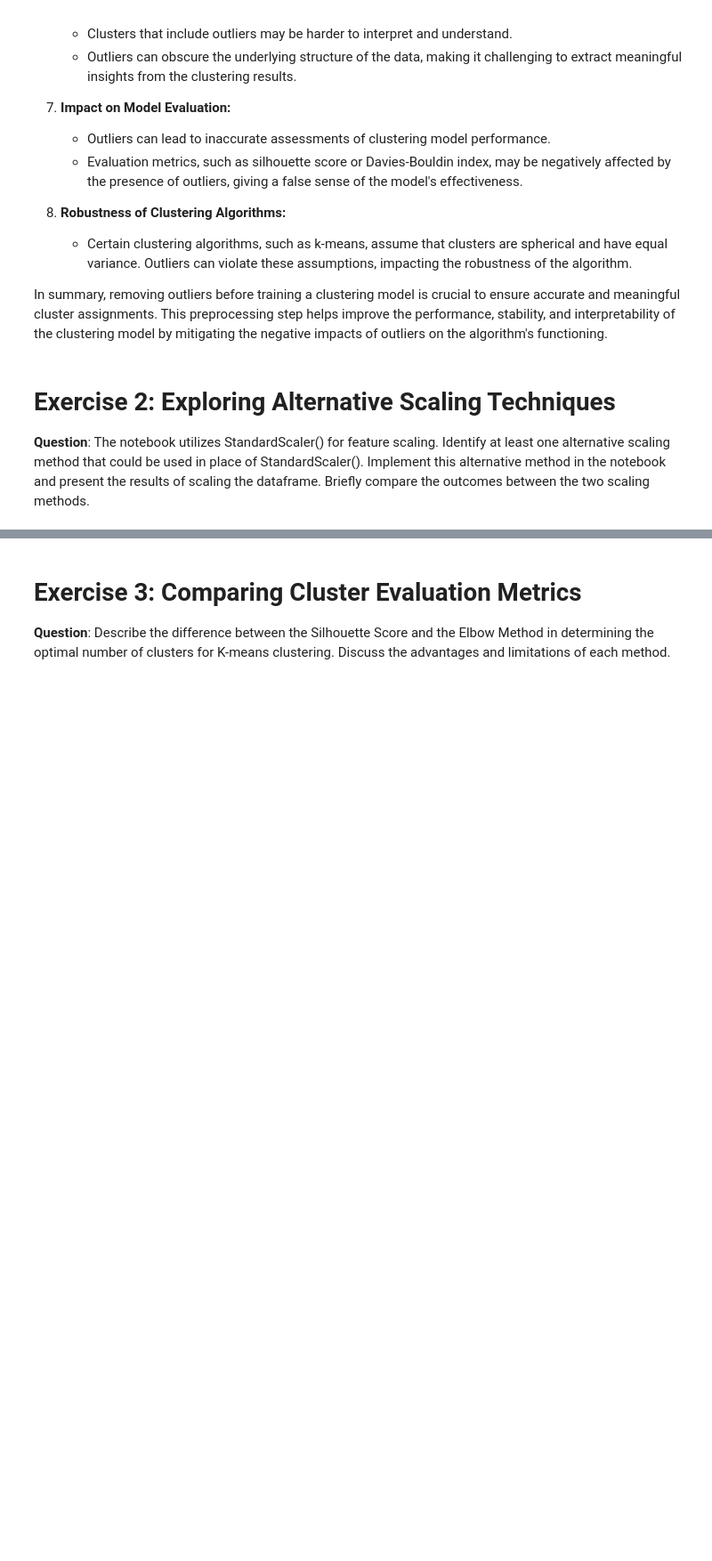
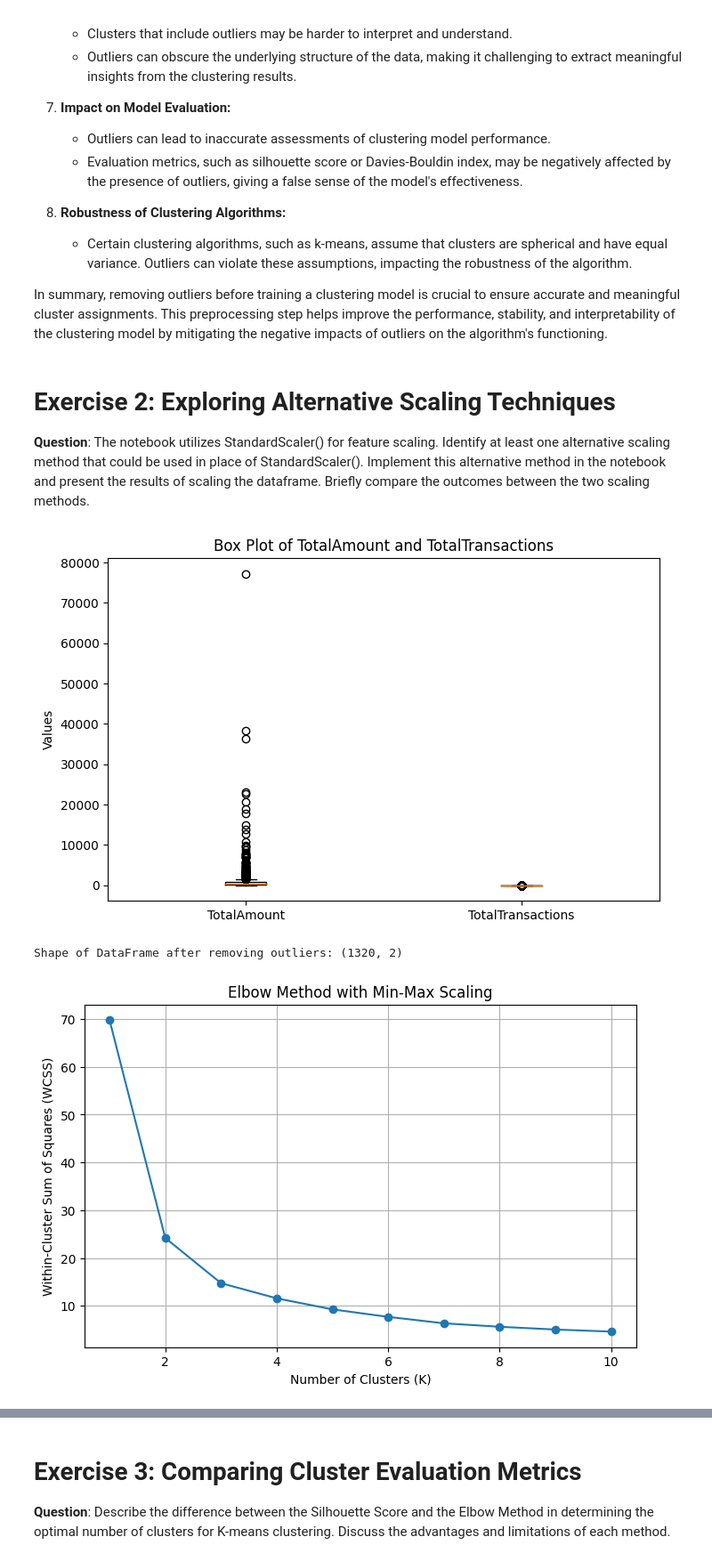
Before and after one commit to Y-YHat/gen_ai_course, a Jupyter notebook: 5. Unsupervised Learning - Clustering.ipynb, the cells around one changed output, grey strips where cells are left out. Shown at 89% size. Saved outputs shown, nothing was run; the diff lists cells and outputs as text; code cells hidden in the pictures; blank space fills up the shorter version.

```diff
--- a/5. Unsupervised Learning - Clustering.ipynb
+++ b/5. Unsupervised Learning - Clustering.ipynb
@@ -46,7 +44,7 @@ from sklearn.metrics import silhouette_score
 # from google.colab import files
 # uploaded = files.upload()
 
-df = pd.read_csv(data_path, encoding='latin1')
+df = pd.read_csv('/content/clustering-data.csv', encoding='latin1')
 # %%
 df.head(10)
 # %% [output]
@@ -232,0 +229,76 @@ In summary, removing outliers before training a clustering model is crucial to e
+# %%
+# Write your code here
+
+from sklearn.preprocessing import MinMaxScaler
+from sklearn.cluster import KMeans
+from sklearn.metrics import silhouette_score
+
+# Step 4: Data Preprocessing
+df_cleaned = df.dropna(subset=['CustomerID'])
+df_cleaned = df_cleaned[(df_cleaned['Quantity'] >= 0) & (df_cleaned['UnitPrice'] >= 0)]
+columns_to_drop = ['StockCode', 'InvoiceDate', 'Description', 'Country']
+df_cleaned = df_cleaned.drop(columns=columns_to_drop)
+
+# Step 5: Feature Engineering
+df_cleaned['Amount'] = df_cleaned['Quantity'] * df_cleaned['UnitPrice']
+df_total_amount = df_cleaned.groupby('CustomerID')['Amount'].sum().reset_index()
+df_total_amount.rename(columns={'Amount': 'TotalAmount'}, inplace=True)
+df_total_transactions = df_cleaned.groupby('CustomerID')['InvoiceNo'].nunique().reset_index()
+df_total_transactions.rename(columns={'InvoiceNo': 'TotalTransactions'}, inplace=True)
+df_segmentation = pd.merge(df_total_amount, df_total_transactions, on='CustomerID')
+
+# Step 6: Checking for Outliers
+df_segmentation.drop('CustomerID', axis=1, inplace=True)
+plt.figure(figsize=(8, 5))
+plt.boxplot([df_segmentation['TotalAmount'], df_segmentation['TotalTransactions']], labels=['TotalAmount', 'TotalTransactions'])
+plt.title('Box Plot of TotalAmount and TotalTransactions')
+plt.ylabel('Values')
+plt.show()
+
+# Step 7: Removing Outliers from TotalAmount column
+Q1 = df_segmentation['TotalAmount'].quantile(0.25)
+Q3 = df_segmentation['TotalAmount'].quantile(0.75)
+IQR = Q3 - Q1
+lower_bound = Q1 - 1.5 * IQR
+upper_bound = Q3 + 1.5 * IQR
+df_segmentation = df_segmentation[(df_segmentation['TotalAmount'] >= lower_bound) & (df_segmentation['TotalAmount'] <= upper_bound)]
+print("Shape of DataFrame after removing outliers:", df_segmentation.shape)
+
+# Step 8: Data Scaling using Min-Max Scaling
+minmax_scaler = MinMaxScaler()
+df_minmax_scaled = minmax_scaler.fit_transform(df_segmentation)
+df_minmax_scaled = pd.DataFrame(df_minmax_scaled, columns=df_segmentation.columns)
+
+# Step 9: Finding Optimal Number of Clusters - Elbow Method with Min-Max Scaling
+wcss_minmax = []
+for k in range(1, 11):
+    kmeans_minmax = KMeans(n_clusters=k, random_state=42)
+    kmeans_minmax.fit(df_minmax_scaled)
+    wcss_minmax.append(kmeans_minmax.inertia_)
+
+plt.figure(figsize=(8, 5))
+plt.plot(range(1, 11), wcss_minmax, marker='o')
+plt.xlabel('Number of Clusters (K)')
+plt.ylabel('Within-Cluster Sum of Squares (WCSS)')
+plt.title('Elbow Method with Min-Max Scaling')
+plt.grid(True)
+plt.show()
+
+# Step 10: Finding Optimal Number of Clusters - Silhouette Score Elbow Method with Min-Max Scaling
+silhouette_scores_minmax = []
+for k in range(2, 11):
+    kmeans_minmax = KMeans(n_clusters=k, random_state=42)
+    kmeans_minmax.fit(df_minmax_scaled)
+    silhouette_scores_minmax.append(silhouette_score(df_minmax_scaled, kmeans_minmax.labels_))
+
+plt.figure(figsize=(8, 5))
+plt.plot(range(2, 11), silhouette_scores_minmax, marker='o')
+plt.xlabel('Number of Clusters (K)')
+plt.ylabel('Average Silhouette Score')
+plt.title('Silhouette Score with Min-Max Scaling')
+plt.grid(True)
+plt.show()
+# %% [output]
+[figure, added]
+Shape of DataFrame after removing outliers: (1320, 2)
+[figure, added]
```
Also changed, not shown: parts of 9 cells of this notebook.
